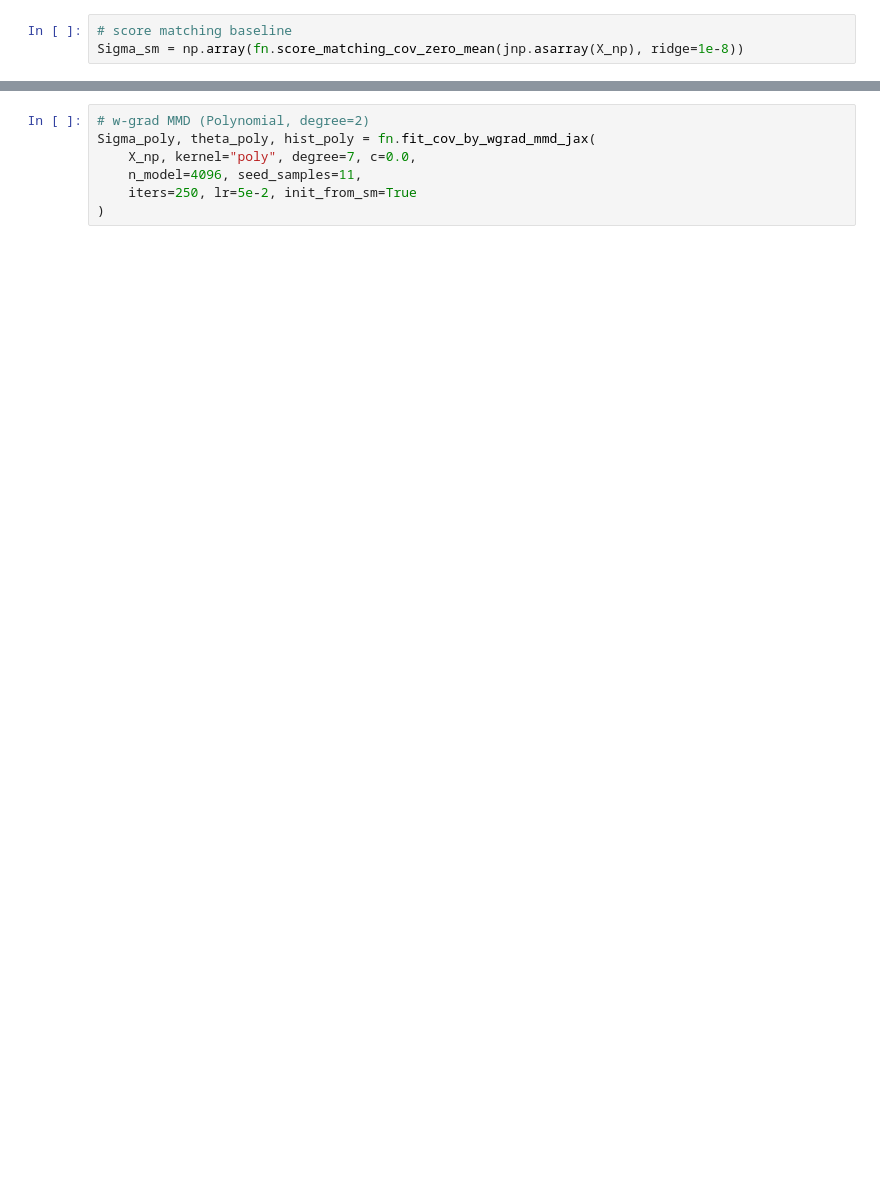
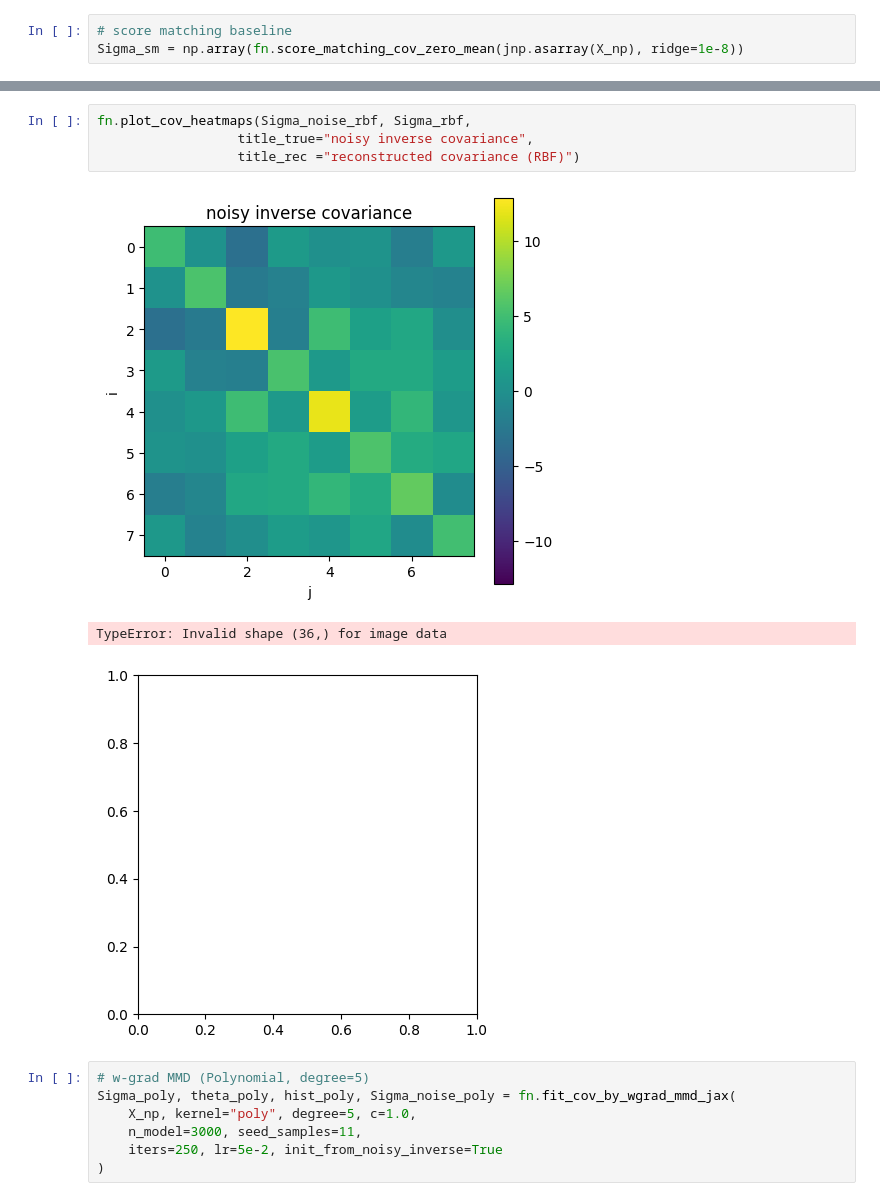
Before and after one commit to RaffoLuca18/WGF_Inference, a Jupyter notebook: notebook.ipynb, the cells around one changed output, grey strips where cells are left out. Drawn from its saved outputs; the diff is of its cells as text; blank space fills up the shorter version.

```diff
--- a/notebook.ipynb
+++ b/notebook.ipynb
@@ -53,9 +56,17 @@ fn.plot_cov_heatmaps(Sigma_true, Sigma_rbf,
+# %%
+fn.plot_cov_heatmaps(Sigma_noise_rbf, Sigma_rbf,
+                  title_true="noisy inverse covariance",
+                  title_rec ="reconstructed covariance (RBF)")
+# %% [output]
+[figure, added]
+TypeError: Invalid shape (36,) for image data
+[figure, added]
 # %%
-# w-grad MMD (Polynomial, degree=2)
-Sigma_poly, theta_poly, hist_poly = fn.fit_cov_by_wgrad_mmd_jax(
-    X_np, kernel="poly", degree=7, c=0.0,
-    n_model=4096, seed_samples=11,
-    iters=250, lr=5e-2, init_from_sm=True
+# w-grad MMD (Polynomial, degree=5)
+Sigma_poly, theta_poly, hist_poly, Sigma_noise_poly = fn.fit_cov_by_wgrad_mmd_jax(
+    X_np, kernel="poly", degree=5, c=1.0,
+    n_model=3000, seed_samples=11,
+    iters=250, lr=5e-2, init_from_noisy_inverse=True
 )
 # %%
 print("||Sigma_poly - Sigma_true||_F/||Sigma_true||_F:", np.linalg.norm(Sigma_poly - Sigma_true, 'fro') / np.linalg.norm(Sigma_true, 'fro'))
```
Also changed, not shown: parts of 10 cells of this notebook, 1 other file.
